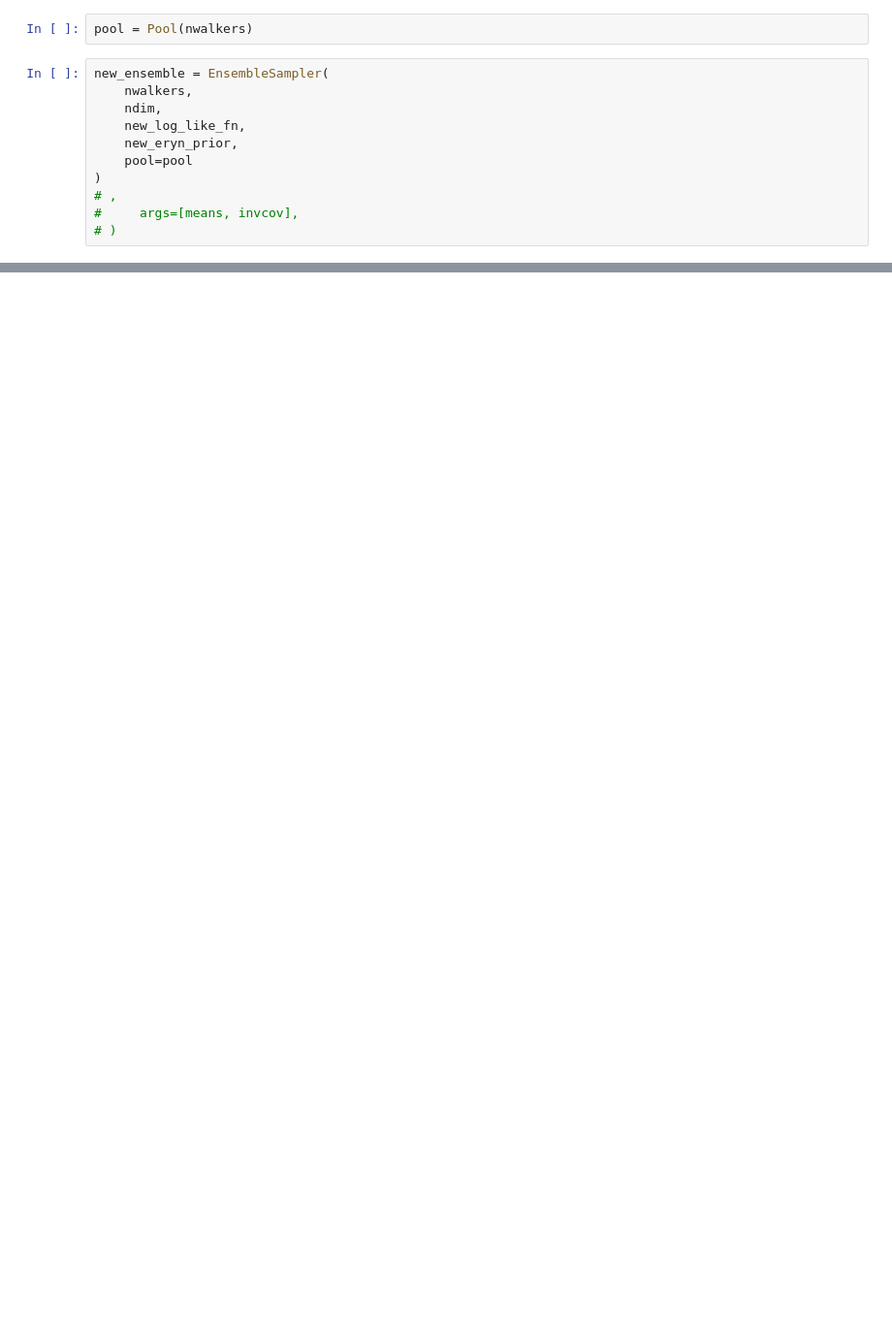
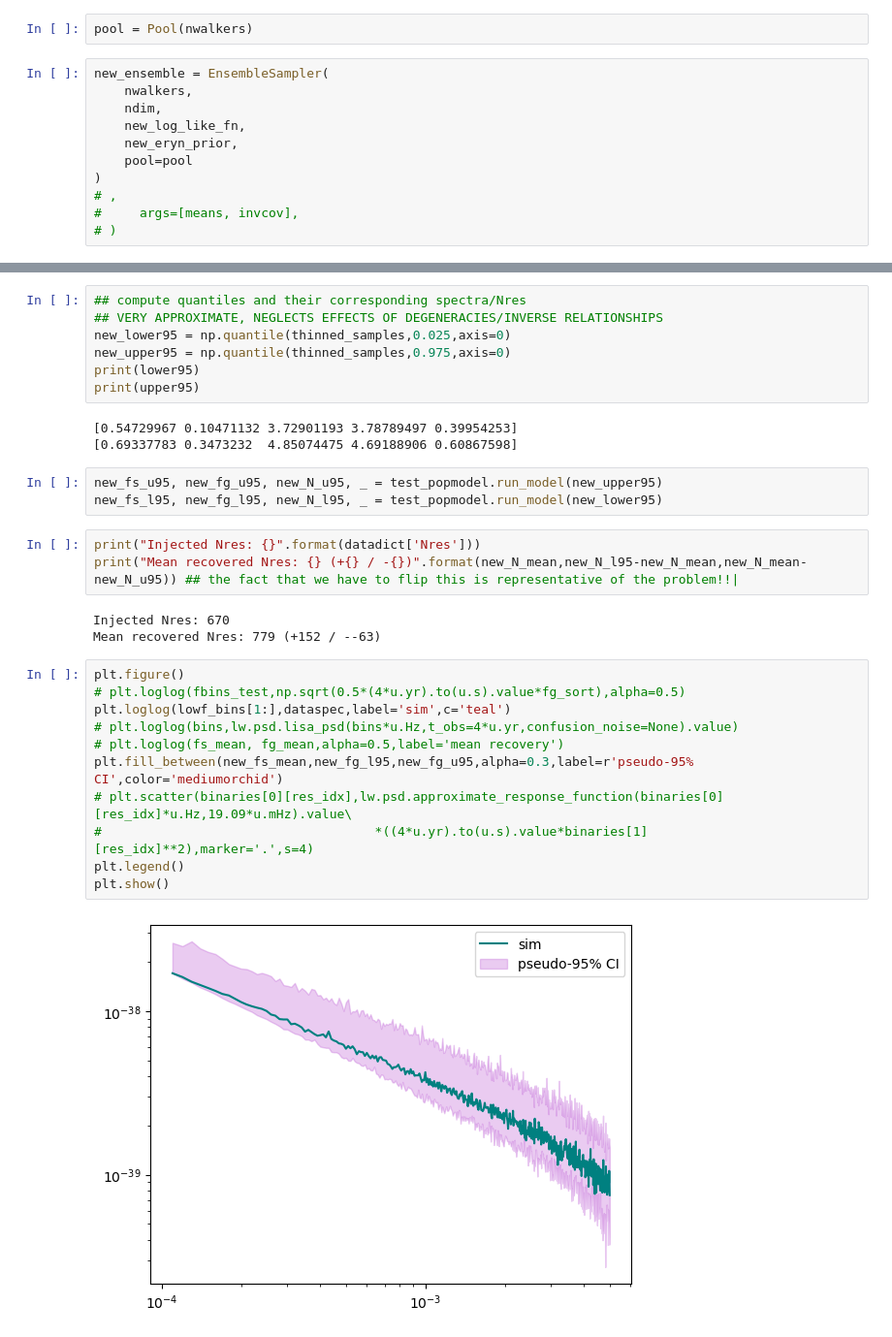
Before and after one commit to criswellalexander/pelargir-gb, a Jupyter notebook: prototype-notebooks/Toy-model-for-toy-model.ipynb, the cells around one changed output, grey strips where cells are left out. Shown at 97% size. Drawn from its saved outputs; the diff is of its cells as text; blank space fills up the shorter version.

```diff
--- a/prototype-notebooks/Toy-model-for-toy-model.ipynb
+++ b/prototype-notebooks/Toy-model-for-toy-model.ipynb
@@ -1585 +1624,33 @@ ValueError: The initial log_like was NaN
+# %%
+## compute quantiles and their corresponding spectra/Nres
+## VERY APPROXIMATE, NEGLECTS EFFECTS OF DEGENERACIES/INVERSE RELATIONSHIPS
+new_lower95 = np.quantile(thinned_samples,0.025,axis=0)
+new_upper95 = np.quantile(thinned_samples,0.975,axis=0)
+print(lower95)
+print(upper95)
+# %% [output]
+[0.54729967 0.10471132 3.72901193 3.78789497 0.39954253]
+[0.69337783 0.3473232  4.85074475 4.69188906 0.60867598]
+# %%
+new_fs_u95, new_fg_u95, new_N_u95, _ = test_popmodel.run_model(new_upper95)
+new_fs_l95, new_fg_l95, new_N_l95, _ = test_popmodel.run_model(new_lower95)
+# %%
+print("Injected Nres: {}".format(datadict['Nres']))
+print("Mean recovered Nres: {} (+{} / -{})".format(new_N_mean,new_N_l95-new_N_mean,new_N_mean-new_N_u95)) ## the fact that we have to flip this is representative of the problem!!|
+# %% [output]
+Injected Nres: 670
+Mean recovered Nres: 779 (+152 / --63)
+# %%
+plt.figure()
+# plt.loglog(fbins_test,np.sqrt(0.5*(4*u.yr).to(u.s).value*fg_sort),alpha=0.5)
+plt.loglog(lowf_bins[1:],dataspec,label='sim',c='teal')
+# plt.loglog(bins,lw.psd.lisa_psd(bins*u.Hz,t_obs=4*u.yr,confusion_noise=None).value)
+# plt.loglog(fs_mean, fg_mean,alpha=0.5,label='mean recovery')
+plt.fill_between(new_fs_mean,new_fg_l95,new_fg_u95,alpha=0.3,label=r'pseudo-95% CI',color='mediumorchid')
+# plt.scatter(binaries[0][res_idx],lw.psd.approximate_response_function(binaries[0][res_idx]*u.Hz,19.09*u.mHz).value\
+#                                    *((4*u.yr).to(u.s).value*binaries[1][res_idx]**2),marker='.',s=4)
+plt.legend()
+plt.show()
+# %% [output]
+[figure, added]
 # %%
```
Also changed, not shown: parts of 22 cells of this notebook, 1 other file.
